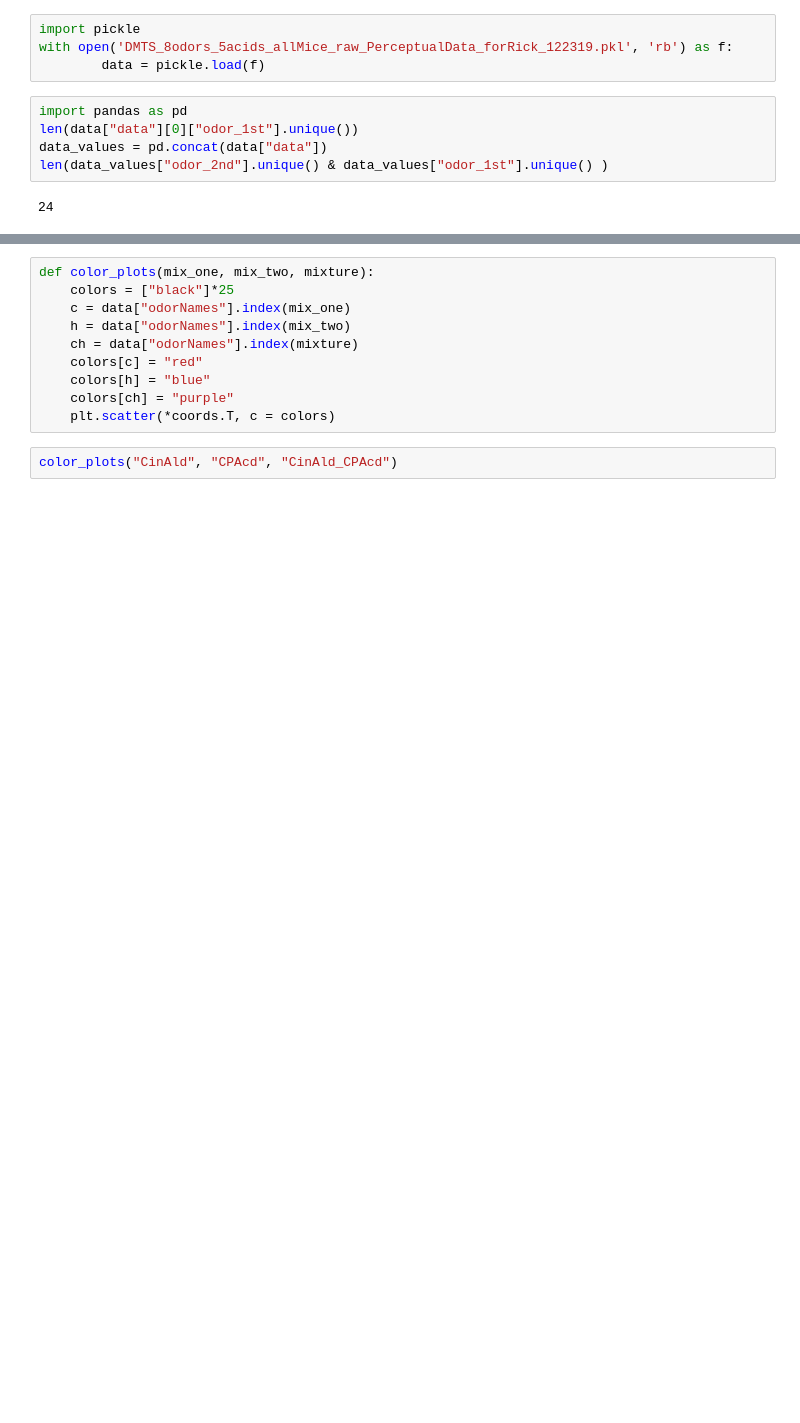
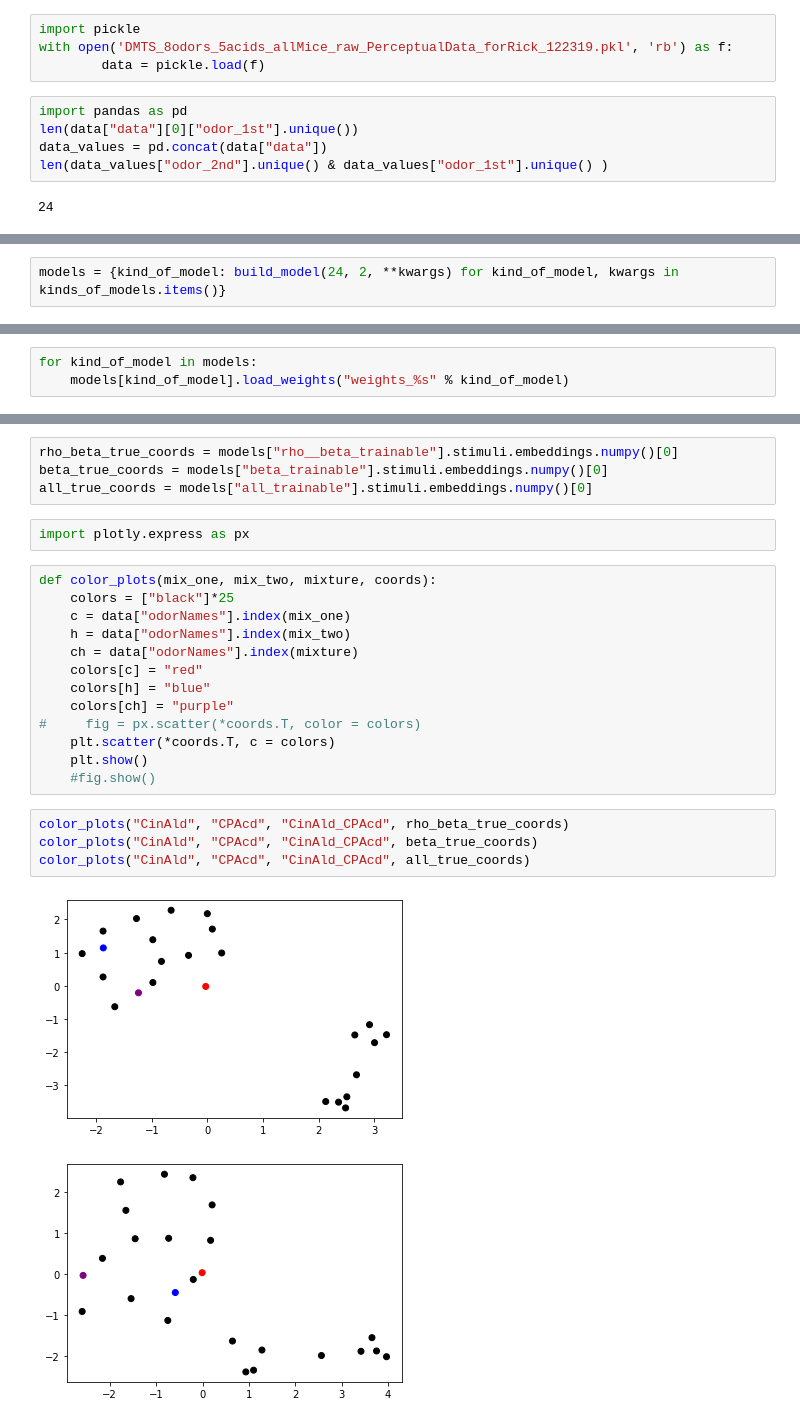
Before and after one commit to psiz-org/psiz, a Jupyter notebook: examples/rate/plots.ipynb, the cells around one changed output, grey strips where cells are left out. Cells and saved outputs as stored; diff of their text form; blank space fills up the shorter version.

Commit message:
saving models and doing plots

```diff
--- a/examples/rate/plots.ipynb
+++ b/examples/rate/plots.ipynb
@@ -14,0 +40,2 @@ coords = model.stimuli.embeddings.numpy()[0]
+# %%
+models = {kind_of_model: build_model(24, 2, **kwargs) for kind_of_model, kwargs in kinds_of_models.items()}
@@ -14,0 +48,3 @@ coords = model.stimuli.embeddings.numpy()[0]
+# %%
+for kind_of_model in models:
+    models[kind_of_model].load_weights("weights_%s" % kind_of_model)
@@ -15,5 +102,11 @@ coords = model.stimuli.embeddings.numpy()[0]
+# %%
+rho_beta_true_coords = models["rho__beta_trainable"].stimuli.embeddings.numpy()[0]
+beta_true_coords = models["beta_trainable"].stimuli.embeddings.numpy()[0]
+all_true_coords = models["all_trainable"].stimuli.embeddings.numpy()[0]
+# %%
+import plotly.express as px
 # %%
-def color_plots(mix_one, mix_two, mixture):
+def color_plots(mix_one, mix_two, mixture, coords):
     colors = ["black"]*25
     c = data["odorNames"].index(mix_one)
     h = data["odorNames"].index(mix_two)
@@ -21,6 +114,14 @@ def color_plots(mix_one, mix_two, mixture):
     colors[c] = "red"
     colors[h] = "blue"
     colors[ch] = "purple"
+#     fig = px.scatter(*coords.T, color = colors)
     plt.scatter(*coords.T, c = colors)
+    plt.show()
+    #fig.show()
-# %%
-color_plots("CinAld", "CPAcd", "CinAld_CPAcd")
+# %%
+color_plots("CinAld", "CPAcd", "CinAld_CPAcd", rho_beta_true_coords)
+color_plots("CinAld", "CPAcd", "CinAld_CPAcd", beta_true_coords)
+color_plots("CinAld", "CPAcd", "CinAld_CPAcd", all_true_coords)
+# %% [output]
+[figure, added]
+[figure, added]
```
Also changed, not shown: parts of 31 cells of this notebook, 25 other files.
